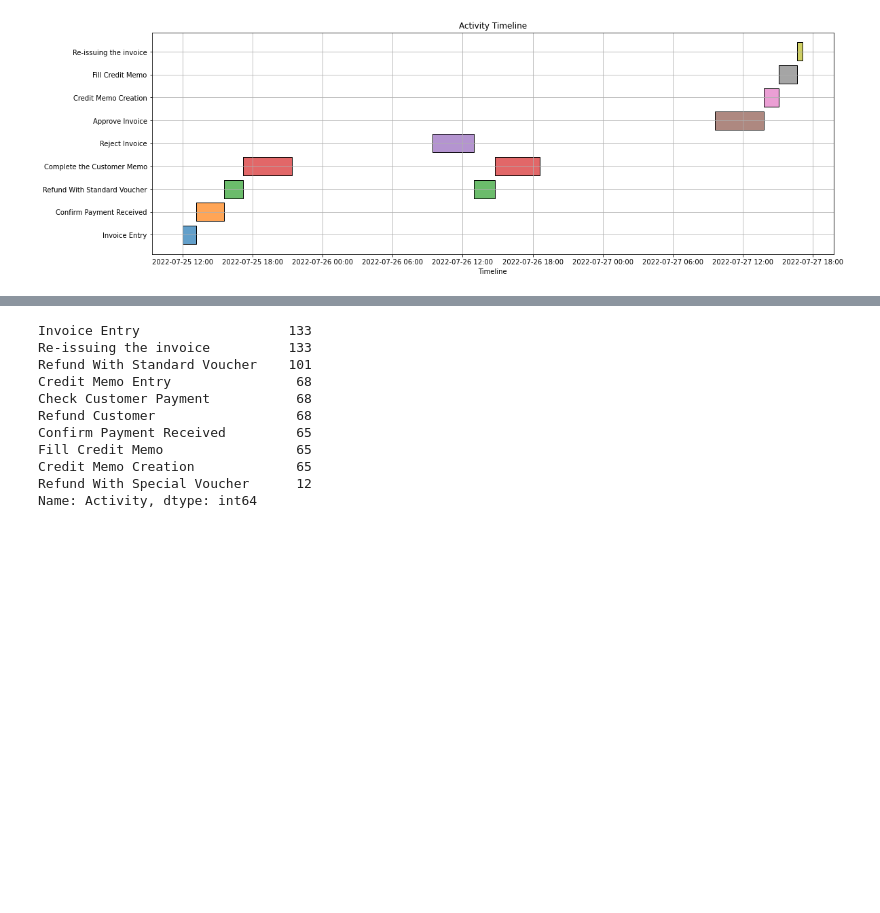
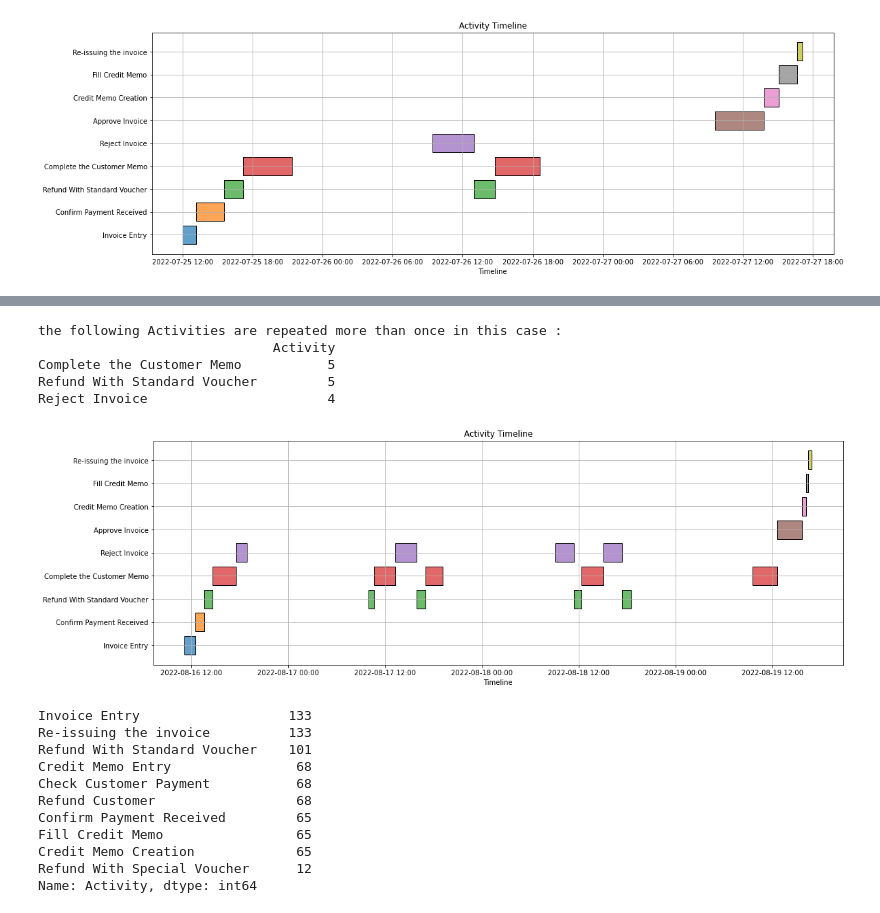
Before and after one commit to peter-seweiha/peter-seweiha.github.io, a Jupyter notebook: projects/_02_Process Mining/Process Mining _Dataset Discovery_NOpm4py.ipynb, the cells around one changed output, grey strips where cells are left out. Saved outputs shown, nothing was run; the diff lists cells and outputs as text; code cells hidden in the pictures; blank space fills up the shorter version.

```diff
--- a/projects/_02_Process Mining/Process Mining _Dataset Discovery_NOpm4py.ipynb
+++ b/projects/_02_Process Mining/Process Mining _Dataset Discovery_NOpm4py.ipynb
@@ -337,3 +325,12 @@ data[data['CaseID']=='10']
+# %%
+case_TimeLine (CaseID = '22')
+# %% [output]
+the following Activities are repeated more than once in this case :
+                              Activity
+Complete the Customer Memo           5
+Refund With Standard Voucher         5
+Reject Invoice                       4
+[figure, added]
 # %%
 data[data['Role']=='Invoice Processor']['Activity'].value_counts()
 # %% [output]
```
Also changed, not shown: parts of 2 cells of this notebook.
